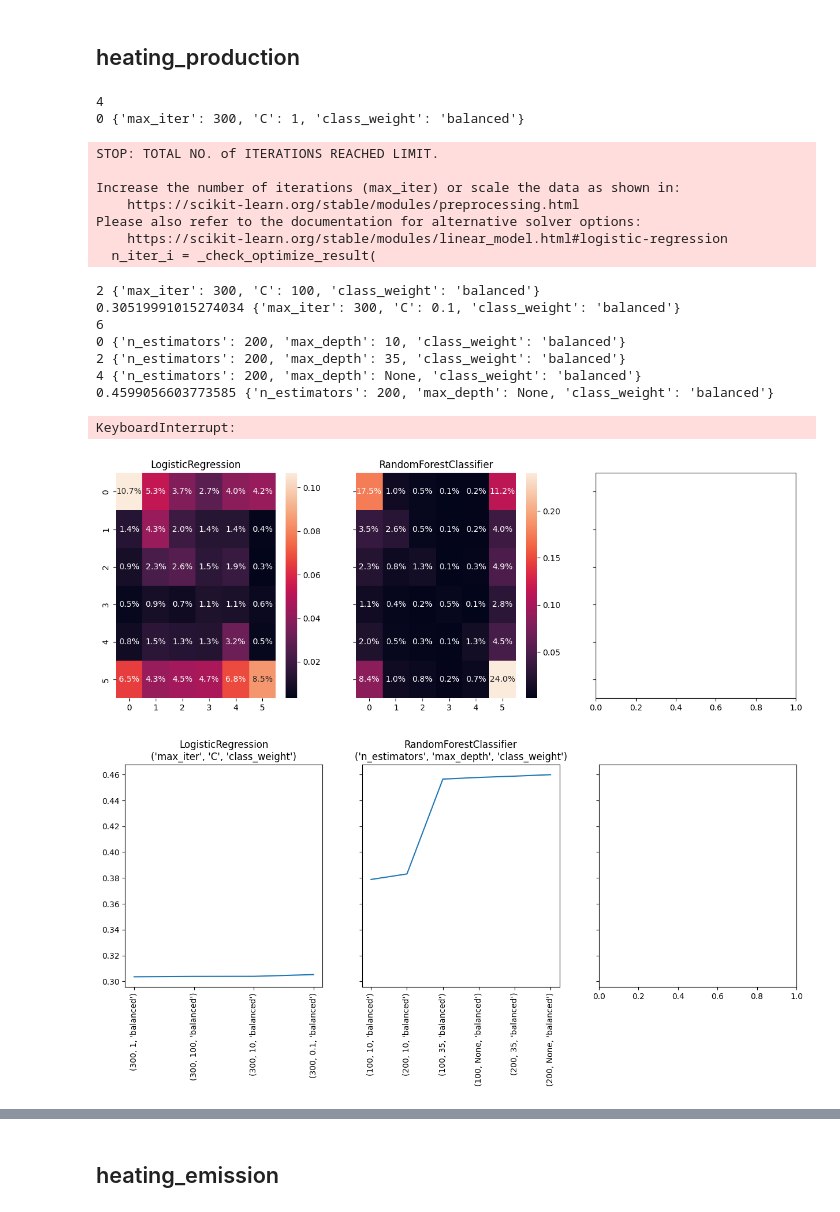
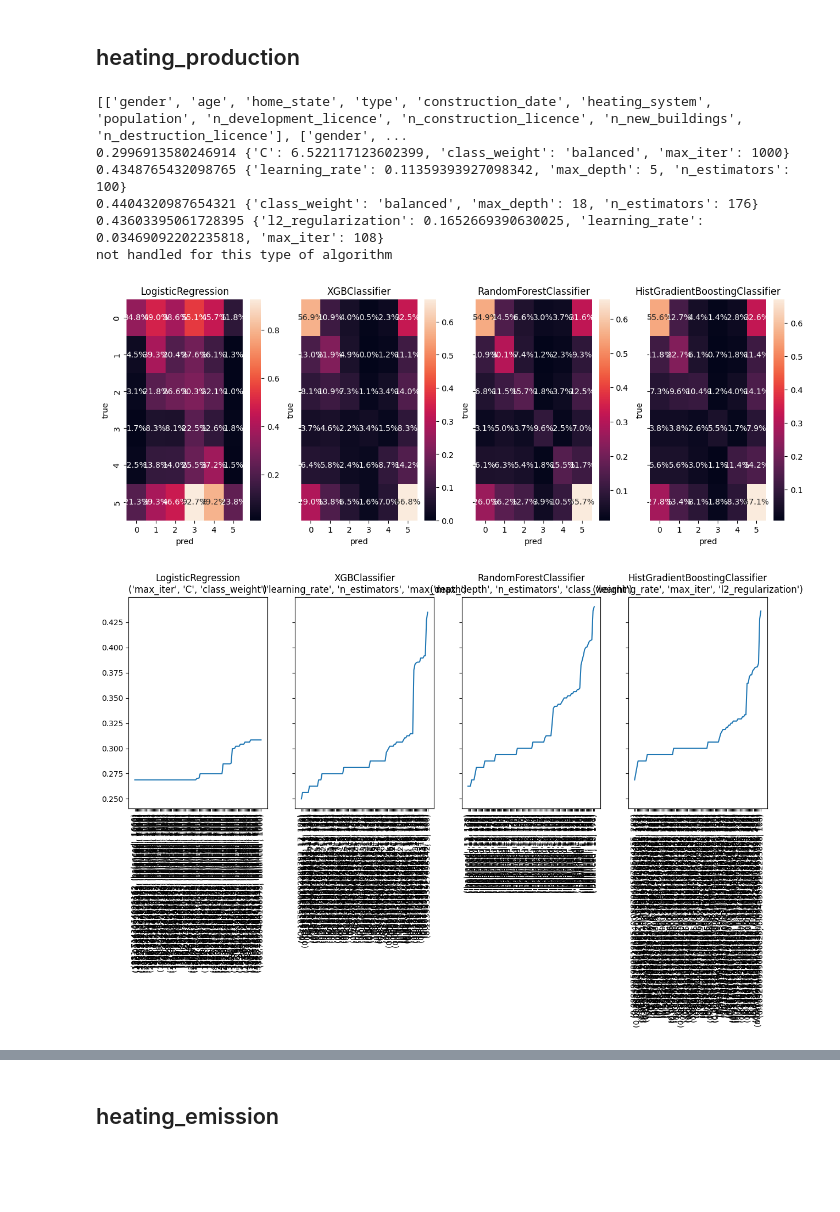
Before and after one commit to axrocheteau/renov_local, a Jupyter notebook: pred_tremi_v2.ipynb, the cells around one changed output, grey strips where cells are left out. Saved outputs shown, nothing was run; the diff lists cells and outputs as text; code cells hidden in the pictures; blank space fills up the shorter version.

```diff
--- a/pred_tremi_v2.ipynb
+++ b/pred_tremi_v2.ipynb
@@ -200,64 +187,65 @@ KeyboardInterrupt:
 ## heating_production
 # %%
 col_X_hot = [['occupation', 'nb_persons_home',
-              'income', 'department_number'], [], []]
+              'income', 'department_number'], [], [], []]
 col_y = ['heating_production']
-col_X_not_hot = [
-    [col[0] for col in training_prod.dtypes if col[0] not in col_X_hot[0] + col_y],
-    [col[0] for col in training_prod.dtypes if col[0] not in col_X_hot[1] + col_y],
-    [col[0] for col in training_prod.dtypes if col[0] not in col_X_hot[2] + col_y]
-]
+col_X_not_hot = [[col[0] for col in training_prod.dtypes if col[0] not in col_X_hot[i] + col_y] for i in range(len(col_X_hot))]
+print(col_X_not_hot)
+
+categorical_features = [i for i in range(9)] + [14]
 
 hyperparams_models = [
     {
-        'max_iter': [300],
-        'C': [0.1, 1, 10, 100],
+        'max_iter': [1000],
+        'C': uniform(1,1000),
         'class_weight': ['balanced'],
     },
     {
-        'n_estimators': [100, 200],
-        # 'criterion' : ["squared_error", "absolute_error", "friedman_mse"],
-        'max_depth': [10, 35, None],
-        'class_weight': ['balanced'],
+        'learning_rate': uniform(0.03,0.3),
+        'n_estimators': randint(100,200),
+        # 'subsample' : [0.2, 0.5, 0.8, 1],
+        # 'criterion' : ['friedman_mse', 'squared_error'],
+        'max_depth': randint(5,20),
+        # 'max_features' : {'auto', 'sqrt', 'log2'}
         # 'min_samples_split' : [2,5,10],
         # 'min_samples_leaf' : [1,2,3],
-        # 'max_features' : ["sqrt", "log2", "auto"]
     },
     {
-        'learning_rate': [0.05, 0.1, 0.2],
-        'n_estimators': [50, 100, 200],
+        'max_depth' : randint(1,50),
+        'n_estimators': randint(100,200),
         # 'subsample' : [0.2, 0.5, 0.8, 1],
         # 'criterion' : ['friedman_mse', 'squared_error'],
-        'max_depth': [3, 5, 10],
+        'max_depth': randint(5,20),
+        'class_weight': ['balanced'],
+        # 'max_features' : {'auto', 'sqrt', 'log2'}
+        # 'min_samples_split' : [2,5,10],
+        # 'min_samples_leaf' : [1,2,3],
+    },
+    {
+        'learning_rate': uniform(0.03,0.3),
+        'max_iter' : randint(100,300),
+        'l2_regularization' : uniform(0,1),
+        # 'subsample' : [0.2, 0.5, 0.8, 1],
+        # 'criterion' : ['friedman_mse', 'squared_error'],
         # 'max_features' : {'auto', 'sqrt', 'log2'}
         # 'min_samples_split' : [2,5,10],
         # 'min_samples_leaf' : [1,2,3],
     }
 ]
 models = {
     'LogisticRegression': LogisticRegression,
-    'RandomForestClassifier': RandomForestClassifier,
-    'GradientBoostingClassifier': GradientBoostingClassifier
+    'XGBClassifier': XGBClassifier,
+    'RandomForestClassifier' : RandomForestClassifier,
+    'HistGradientBoostingClassifier' : HistGradientBoostingClassifier,
 }
-best_models = all_in_one(training_prod, dictionary, col_X_hot, col_X_not_hot, col_y,
+best_models_prod = all_in_one(training_prod, dictionary, categorical_features, col_X_hot, col_X_not_hot, col_y,
                          False, True, hyperparams_models, models, degree_poly=1, random_state=42, test_size=0.4)
 # %% [output]
-4
-0 {'max_iter': 300, 'C': 1, 'class_weight': 'balanced'}
+[['gender', 'age', 'home_state', 'type', 'construction_date', 'heating_system', 'population', 'n_development_licence', 'n_construction_licence', 'n_new_buildings', 'n_destruction_licence'], ['gender', ...
+0.2996913580246914 {'C': 6.522117123602399, 'class_weight': 'balanced', 'max_iter': 1000}
+0.4348765432098765 {'learning_rate': 0.11359393927098342, 'max_depth': 5, 'n_estimators': 100}
+0.4404320987654321 {'class_weight': 'balanced', 'max_depth': 18, 'n_estimators': 176}
+0.43603395061728395 {'l2_regularization': 0.1652669390630025, 'learning_rate': 0.03469092202235818, 'max_iter': 108}
+not handled for this type of algorithm
-STOP: TOTAL NO. of ITERATIONS REACHED LIMIT.
-
-Increase the number of iterations (max_iter) or scale the data as shown in:
-    https://scikit-learn.org/stable/modules/preprocessing.html
-Please also refer to the documentation for alternative solver options:
-    https://scikit-learn.org/stable/modules/linear_model.html#logistic-regression
-  n_iter_i = _check_optimize_result(
-2 {'max_iter': 300, 'C': 100, 'class_weight': 'balanced'}
-0.30519991015274034 {'max_iter': 300, 'C': 0.1, 'class_weight': 'balanced'}
-6
-0 {'n_estimators': 200, 'max_depth': 10, 'class_weight': 'balanced'}
-2 {'n_estimators': 200, 'max_depth': 35, 'class_weight': 'balanced'}
-4 {'n_estimators': 200, 'max_depth': None, 'class_weight': 'balanced'}
-0.4599056603773585 {'n_estimators': 200, 'max_depth': None, 'class_weight': 'balanced'}
-KeyboardInterrupt:
-[figure, old version]
+[figure, new version]
-[figure, old version]
+[figure, new version]
```
Also changed, not shown: parts of 5 cells of this notebook, 9 other files.
